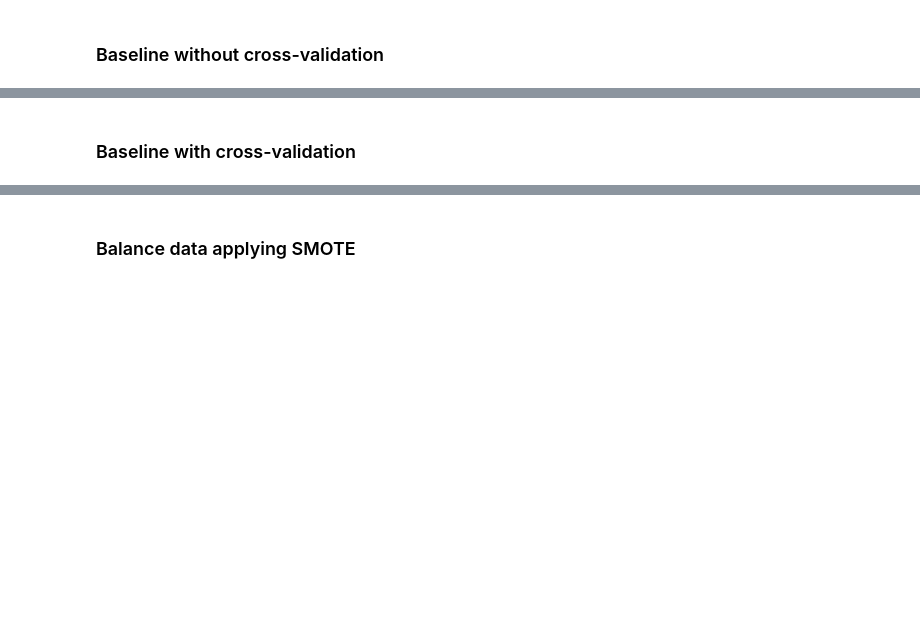
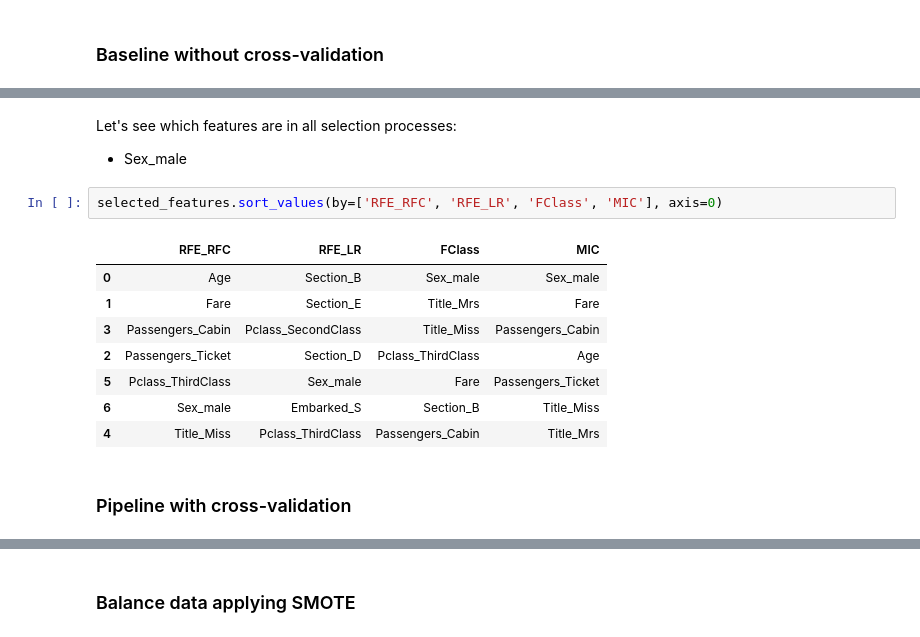
Before and after one commit to sbmoyano/data_science_projects, a Jupyter notebook: kaggle_titanic_competition/kaggle_titanic_competition_classification.ipynb, the cells around one changed output, grey strips where cells are left out. Cells and saved outputs as stored; diff of their text form; blank space fills up the shorter version.

```diff
--- a/kaggle_titanic_competition/kaggle_titanic_competition_classification.ipynb
+++ b/kaggle_titanic_competition/kaggle_titanic_competition_classification.ipynb
@@ -1953,5 +1292,20 @@ First seven most important features: ['Sex_male', 'Age', 'Fare', 'Pclass_ThirdCl
+# %% [markdown]
+Let's see which features are in all selection processes:
+
+* Sex_male
+# %%
+selected_features.sort_values(by=['RFE_RFC', 'RFE_LR', 'FClass', 'MIC'], axis=0)
+# %% [output]
+|  | RFE_RFC | RFE_LR | FClass | MIC |
+| 0 | Age | Section_B | Sex_male | Sex_male |
+| 1 | Fare | Section_E | Title_Mrs | Fare |
+| 3 | Passengers_Cabin | Pclass_SecondClass | Title_Miss | Passengers_Cabin |
+| 2 | Passengers_Ticket | Section_D | Pclass_ThirdClass | Age |
+| 5 | Pclass_ThirdClass | Sex_male | Fare | Passengers_Ticket |
+| 6 | Sex_male | Embarked_S | Section_B | Title_Miss |
+| 4 | Title_Miss | Pclass_ThirdClass | Passengers_Cabin | Title_Mrs |
 # %% [markdown]
-### Baseline with cross-validation
+### Pipeline with cross-validation
 # %%
 kfold = StratifiedKFold(n_splits=5, shuffle=False)
 
```
Also changed, not shown: parts of 112 cells of this notebook.
